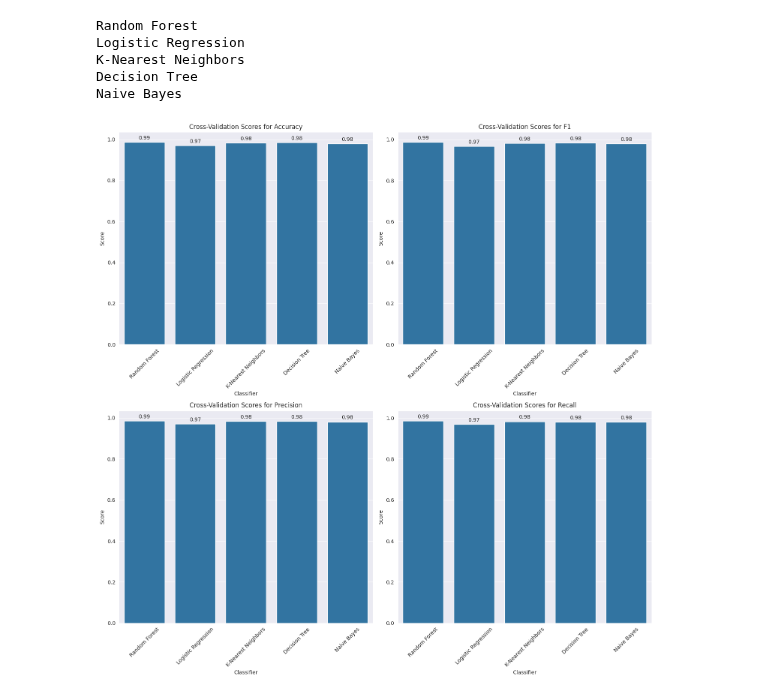
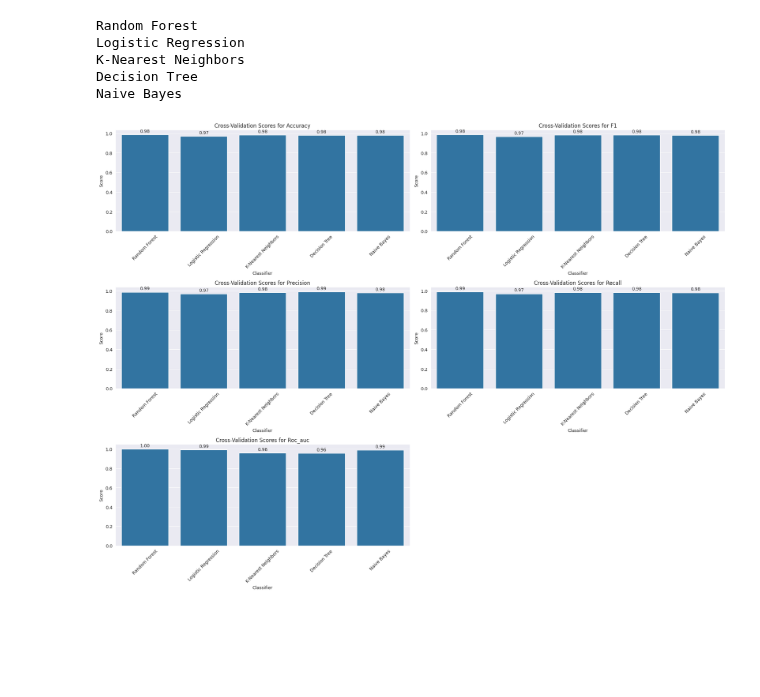
Before and after one commit to ZaNioxX/Masterarbeit, a Jupyter notebook: Machine_Learning/evaluating models.ipynb, the cells around one changed output. Cells and saved outputs as stored; diff of their text form; code cells hidden in the pictures; blank space fills up the shorter version.

```diff
--- a/Machine_Learning/evaluating models.ipynb
+++ b/Machine_Learning/evaluating models.ipynb
@@ -241,6 +144,6 @@ Naive Bayes
 # %%
 # Create a 2x2 subplot for the metrics
-fig, axs = plt.subplots(2, 2, figsize=(15, 15))
+fig, axs = plt.subplots(3, 2, figsize=(20, 15))
 
 # Ensure the metrics are sorted for consistent plotting
 metrics = sorted(scoring.keys())
@@ -259,6 +162,7 @@ for i, metric in enumerate(metrics):
     ax.set_title(f'Cross-Validation Scores for {metric.capitalize()}')
     ax.set_ylabel('Score')
     ax.set_xlabel('Classifier')
+    ax.set_xticks(range(len(classifiers)))
     ax.set_xticklabels(classifiers, rotation=45)
 
     # Annotate each bar with its score
@@ -267,6 +171,8 @@ for i, metric in enumerate(metrics):
         ax.annotate(f'{height:.2f}', xy=(p.get_x() + p.get_width() / 2., height),
                     xytext=(0, 3), textcoords='offset points', ha='center', va='bottom')
 
+# Hide the last (6th) subplot
+fig.delaxes(axs[2, 1])
 # Adjust layout
 plt.tight_layout()
 plt.savefig('/home/sebastian/Documents/Masterarbeit/Plots/Metrics/ML/ML_classification_metrics.pdf')
@@ -399,7 +295,7 @@ Decision Tree
 Naive Bayes
 # %%
 # Create a 2x2 subplot for the metrics
-fig, axs = plt.subplots(2, 2, figsize=(15, 15))
+fig, axs = plt.subplots(3, 2, figsize=(20, 15))
 
 # Ensure the metrics are sorted for consistent plotting
 metrics = sorted(scoring.keys())
@@ -417,6 +313,7 @@ for i, metric in enumerate(metrics):
     sns.barplot(x=classifiers, y=means, ax=ax)
     ax.set_title(f'Cross-Validation Scores for {metric.capitalize()}')
     ax.set_ylabel('Score')
+    ax.set_xticks(range(len(classifiers)))
     ax.set_xlabel('Classifier')
     ax.set_xticklabels(classifiers, rotation=45)
 
@@ -426,6 +323,8 @@ for i, metric in enumerate(metrics):
         ax.annotate(f'{height:.2f}', xy=(p.get_x() + p.get_width() / 2., height),
                     xytext=(0, 3), textcoords='offset points', ha='center', va='bottom')
 
+# Hide the last (6th) subplot
+fig.delaxes(axs[2, 1])
 # Adjust layout
 plt.tight_layout()
 plt.savefig('/home/sebastian/Documents/Masterarbeit/Plots/Metrics/ML/ML_classification_metrics_Moderna_test.pdf')
@@ -459,17 +361,4 @@ Percentage of entries in y_train that are 1: 3.83%
 # %%
-from sklearn.ensemble import RandomForestClassifier
-from sklearn.linear_model import LogisticRegression
-from sklearn.neighbors import KNeighborsClassifier
-from sklearn.tree import DecisionTreeClassifier
-from sklearn.naive_bayes import GaussianNB
-from sklearn.model_selection import cross_val_score
-from sklearn.metrics import accuracy_score, precision_score, recall_score, f1_score, roc_auc_score, make_scorer
-import numpy as np
-import pandas as pd
-import matplotlib.pyplot as plt
-import seaborn as sns
-
-
 # List of classifiers to evaluate
 classifiers = {
     "Random Forest": RandomForestClassifier(),
@@ -482,16 +371,14 @@ classifiers = {
 # Dictionary to store cross-validation scores, test scores, and feature importances
 results = {}
 
-y_train = y_train.values.ravel()
-y_test = y_test.values.ravel()
-
 
 # Scoring metrics
 scoring = {
     'accuracy': make_scorer(accuracy_score),
     'precision': make_scorer(precision_score, average='weighted'),
     'recall': make_scorer(recall_score, average='weighted'),
-    'f1': make_scorer(f1_score, average='weighted')
+    'f1': make_scorer(f1_score, average='weighted'),
+    'roc_auc': make_scorer(roc_auc_score, needs_proba=True)
 }
 
 # Loop through the classifiers
@@ -531,7 +418,8 @@ for name, clf in classifiers.items():
         "Mean CV Scores": {metric: np.mean(scores) for metric, scores in cv_results.items()},
         "CV Scores Std Dev": {metric: np.std(scores) for metric, scores in cv_results.items()},
         "Test Scores": test_scores,
-        "Feature Importances": feature_importances
+        "Feature Importances": feature_importances,
+        'roc_auc': roc_auc_score(y_test, y_pred)
     }
 
 # Convert the results to a DataFrame for easier plotting
@@ -558,36 +446,40 @@ Decision Tree
 Naive Bayes
 # %%
 # Create a 2x2 subplot for the metrics
-fig, axs = plt.subplots(2, 2, figsize=(15, 15))
+fig, axs = plt.subplots(3, 2, figsize=(20, 15))
 
 # Ensure the metrics are sorted for consistent plotting
 metrics = sorted(scoring.keys())
 
 # Loop through metrics and create bar plots
 for i, metric in enumerate(metrics):
     row = i // 2
     col = i % 2
 
     metric_data = df[df["Metric"] == metric]
     classifiers = metric_data["Classifier"].unique()
     means = metric_data.groupby("Classifier")["Score"].mean().reindex(classifiers)
 
     ax = axs[row, col]
     sns.barplot(x=classifiers, y=means, ax=ax)
     ax.set_title(f'Cross-Validation Scores for {metric.capitalize()}')
     ax.set_ylabel('Score')
     ax.set_xlabel('Classifier')
+    ax.set_xticks(range(len(classifiers)))
     ax.set_xticklabels(classifiers, rotation=45)
 
     # Annotate each bar with its score
     for p in ax.patches:
         height = p.get_height()
         ax.annotate(f'{height:.2f}', xy=(p.get_x() + p.get_width() / 2., height),
                     xytext=(0, 3), textcoords='offset points', ha='center', va='bottom')
 
+# Hide the last (6th) subplot
+fig.delaxes(axs[2, 1])
+
 # Adjust layout
 plt.tight_layout()
 plt.savefig('/home/sebastian/Documents/Masterarbeit/Plots/Metrics/ML/ML_classification_metrics_Janssen_test.pdf')
 plt.show()
 # %% [output]
-[figure, old version]
+[figure, new version]
```
Also changed, not shown: parts of 9 cells of this notebook.
